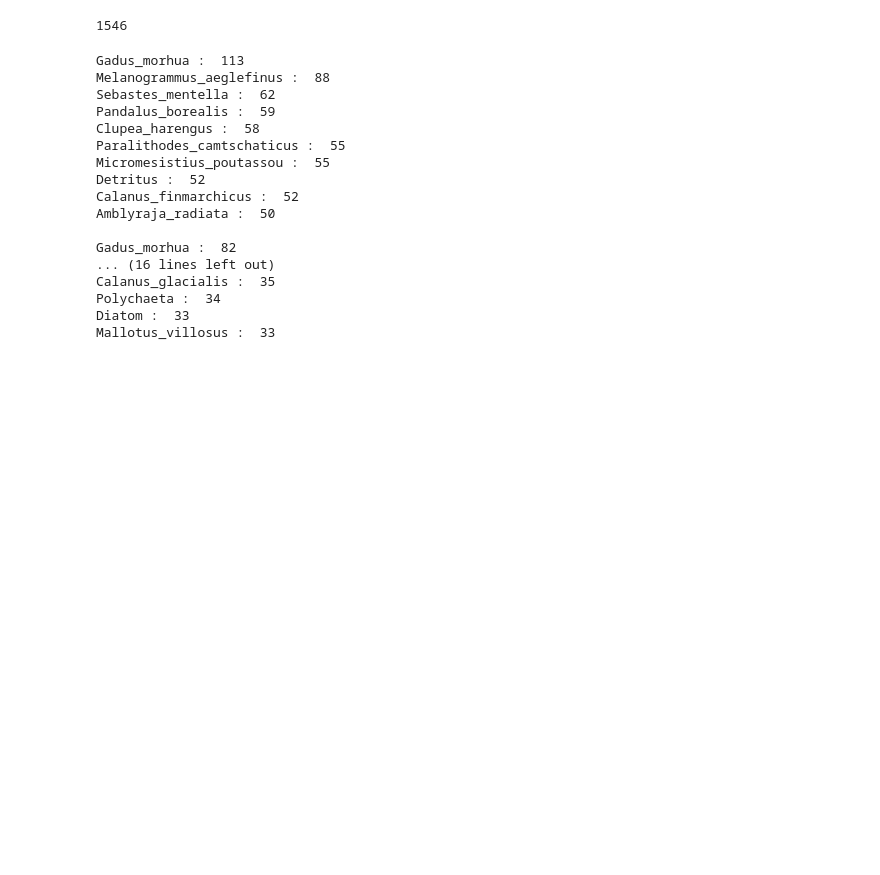
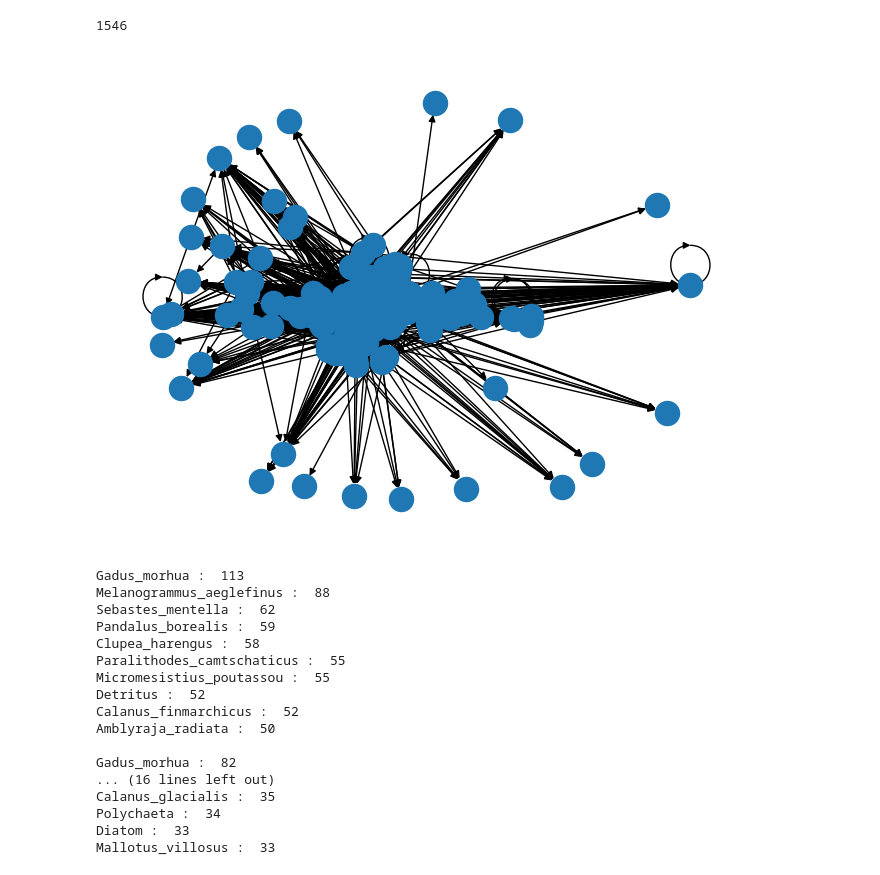
Before and after one commit to Tkloster01/BioFinalProject, a Jupyter notebook: main.ipynb, the cells around one changed output. Cells and saved outputs as stored; diff of their text form; code cells hidden in the pictures; blank space fills up the shorter version.

```diff
--- a/main.ipynb
+++ b/main.ipynb
@@ -111,7 +136,9 @@ print(len(borealGraph.edges()))
 # %% [output]
 1546
 # %%
-# nx.draw(borealGraph)
+nx.draw(borealGraph)
+# %% [output]
+[figure, added]
 # %%
 # nx.draw(arcticGraph)
 # %%
```
Also changed, not shown: parts of 23 cells of this notebook, 5 other files.
